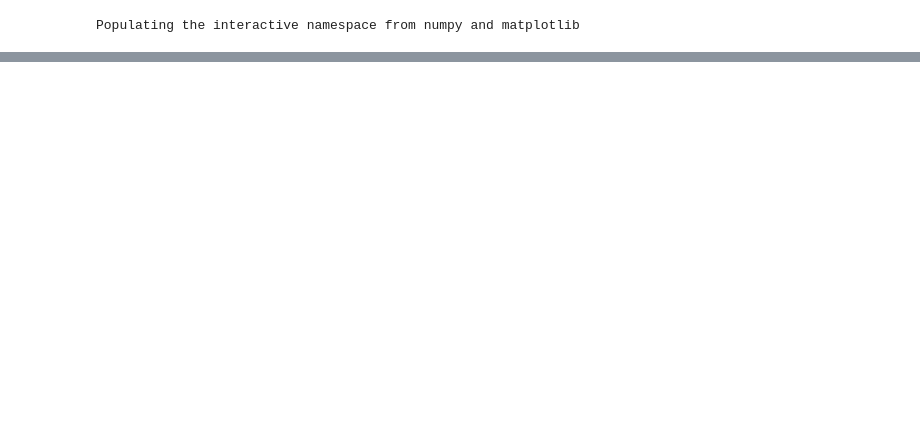
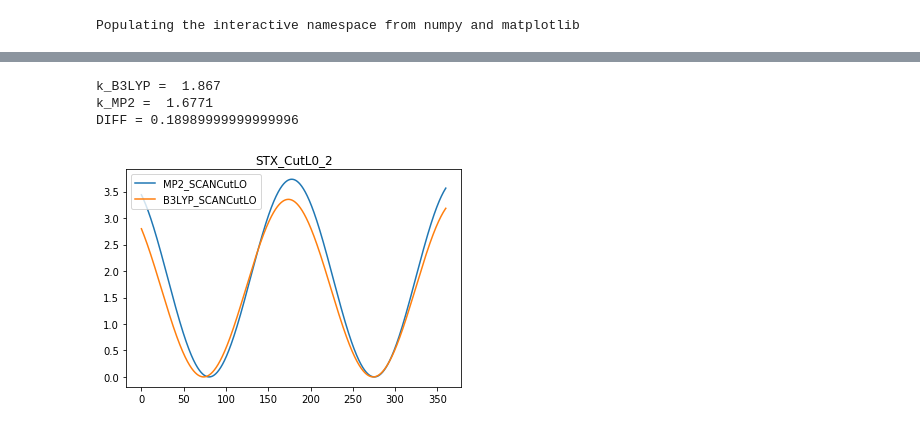
Before and after one commit to jerck1/FFParams, a Jupyter notebook: GeneralCalculations.ipynb, the cells around one changed output, grey strips where cells are left out. Saved outputs shown, nothing was run; the diff lists cells and outputs as text; code cells hidden in the pictures; blank space fills up the shorter version.

```diff
--- a/GeneralCalculations.ipynb
+++ b/GeneralCalculations.ipynb
@@ -125,0 +354,13 @@ dieh_plot(thetha,-11.6995,1.9437,1.5344,"B3LYP-27Conf" )
+# %%
+## VALIDATION SCAN CUTL0_2 --
+dieh_plot(thetha,32.6021,-1.8419,1.8670,"MP2_SCANCutLO")
+dieh_plot(thetha,48.0260,-1.7950,1.6771,"B3LYP_SCANCutLO")
+plt.title("STX_CutL0_2")
+print("k_B3LYP = ",1.8670)
+print("k_MP2 = ",1.6771)
+print("DIFF =",1.8670 - 1.6771)
+# %% [output]
+k_B3LYP =  1.867
+k_MP2 =  1.6771
+DIFF = 0.18989999999999996
+[figure, added]
```
Also changed, not shown: parts of 42 cells of this notebook, 6 other files.
